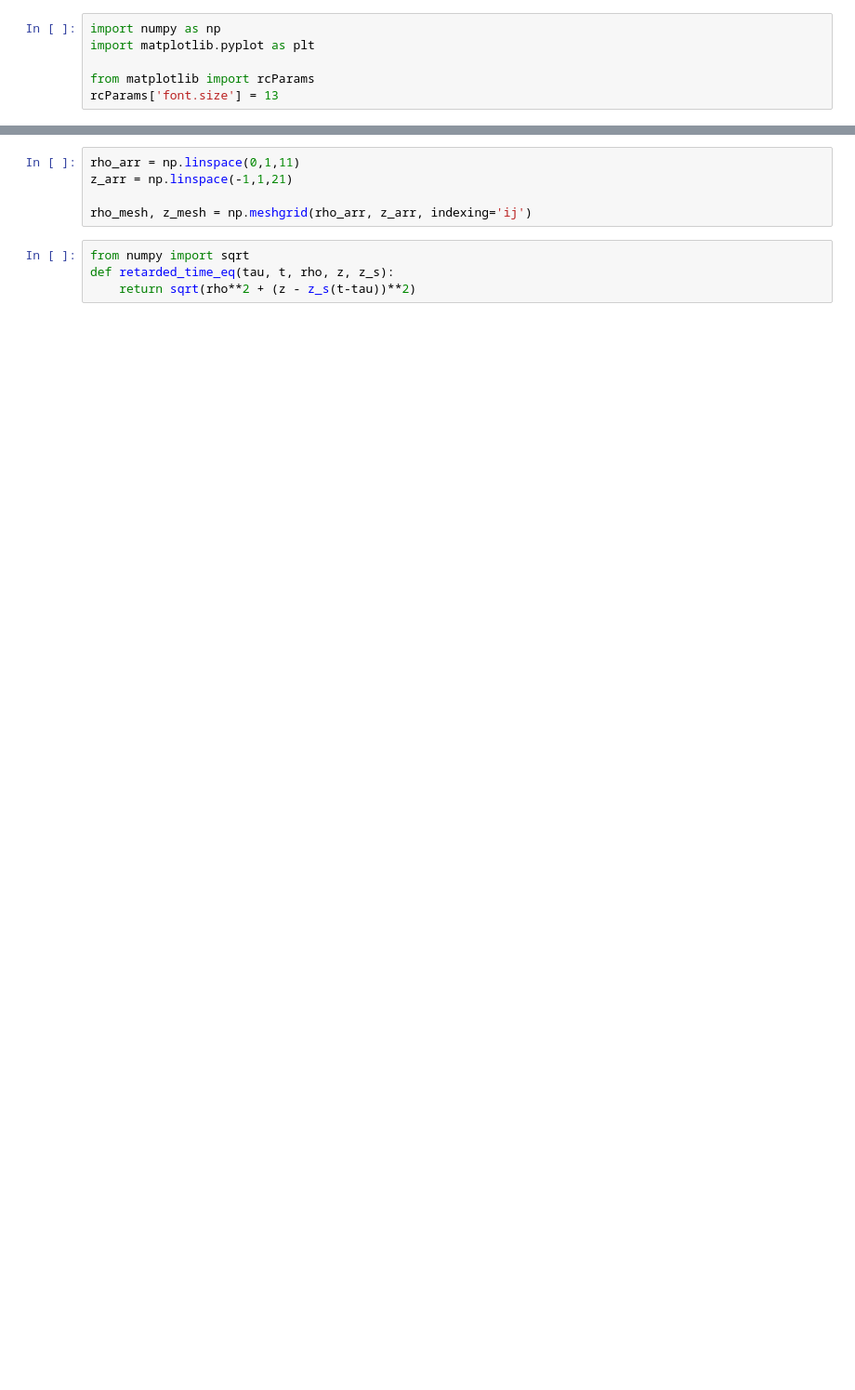
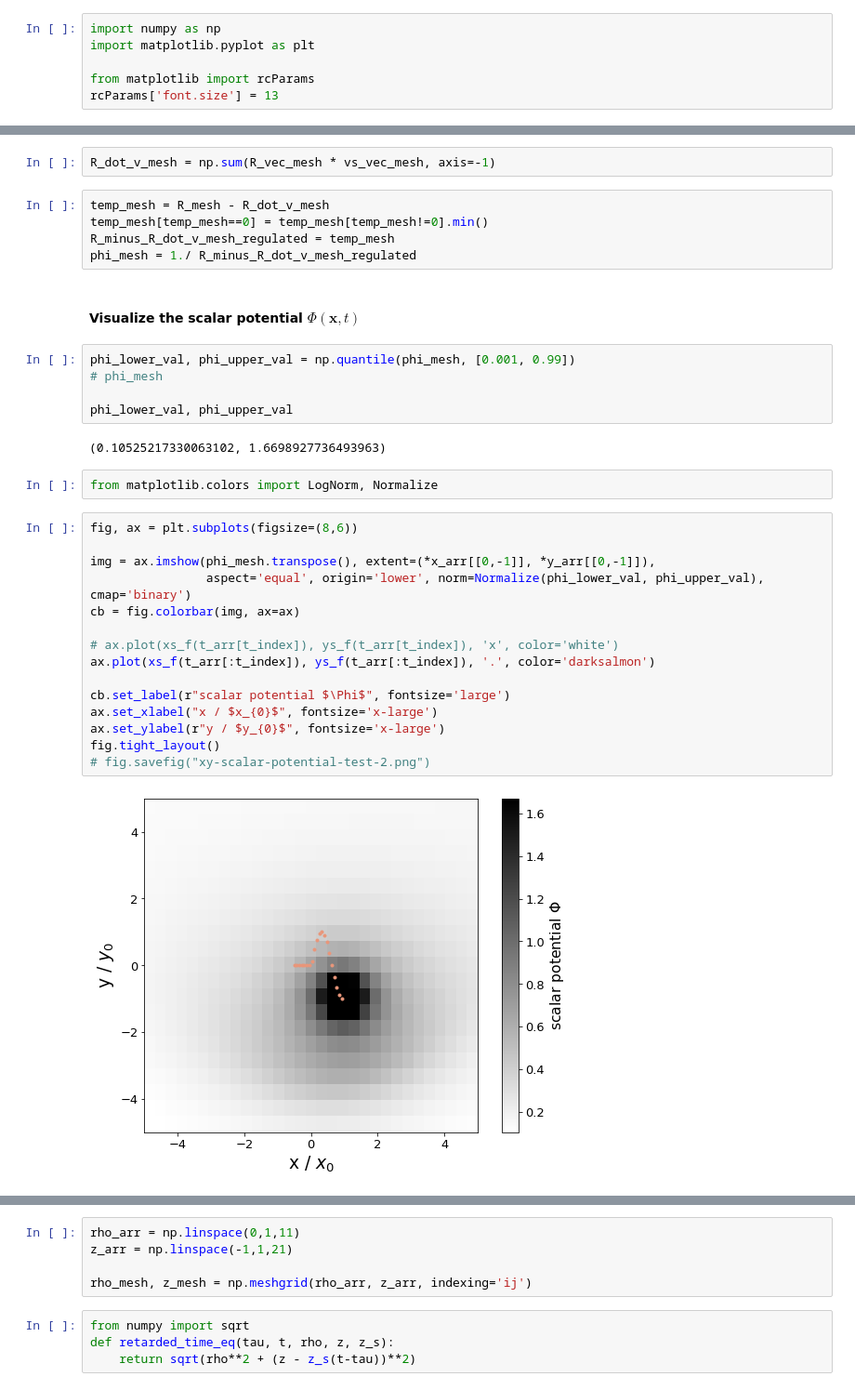
Before and after one commit to jam31118/point-charge-radiation, a Jupyter notebook: retarded-time-and-fields.ipynb, the cells around one changed output, grey strips where cells are left out. Shown at 93% size. Saved outputs shown, nothing was run; the diff lists cells and outputs as text; blank space fills up the shorter version.

```diff
--- a/retarded-time-and-fields.ipynb
+++ b/retarded-time-and-fields.ipynb
@@ -10,0 +84,35 @@ def z_s(t):
+# %%
+R_dot_v_mesh = np.sum(R_vec_mesh * vs_vec_mesh, axis=-1)
+# %%
+temp_mesh = R_mesh - R_dot_v_mesh
+temp_mesh[temp_mesh==0] = temp_mesh[temp_mesh!=0].min()
+R_minus_R_dot_v_mesh_regulated = temp_mesh
+phi_mesh = 1./ R_minus_R_dot_v_mesh_regulated
+# %% [markdown]
+#### Visualize the scalar potential $\Phi(\mathbf{x},t)$
+# %%
+phi_lower_val, phi_upper_val = np.quantile(phi_mesh, [0.001, 0.99])
+# phi_mesh
+
+phi_lower_val, phi_upper_val
+# %% [output]
+(0.10525217330063102, 1.6698927736493963)
+# %%
+from matplotlib.colors import LogNorm, Normalize
+# %%
+fig, ax = plt.subplots(figsize=(8,6))
+
+img = ax.imshow(phi_mesh.transpose(), extent=(*x_arr[[0,-1]], *y_arr[[0,-1]]),
+                aspect='equal', origin='lower', norm=Normalize(phi_lower_val, phi_upper_val), cmap='binary')
+cb = fig.colorbar(img, ax=ax)
+
+# ax.plot(xs_f(t_arr[t_index]), ys_f(t_arr[t_index]), 'x', color='white')
+ax.plot(xs_f(t_arr[:t_index]), ys_f(t_arr[:t_index]), '.', color='darksalmon')
+
+cb.set_label(r"scalar potential $\Phi$", fontsize='large')
+ax.set_xlabel("x / $x_{0}$", fontsize='x-large')
+ax.set_ylabel(r"y / $y_{0}$", fontsize='x-large')
+fig.tight_layout()
+# fig.savefig("xy-scalar-potential-test-2.png")
+# %% [output]
+[figure, added]
```
Also changed, not shown: parts of 29 cells of this notebook.
